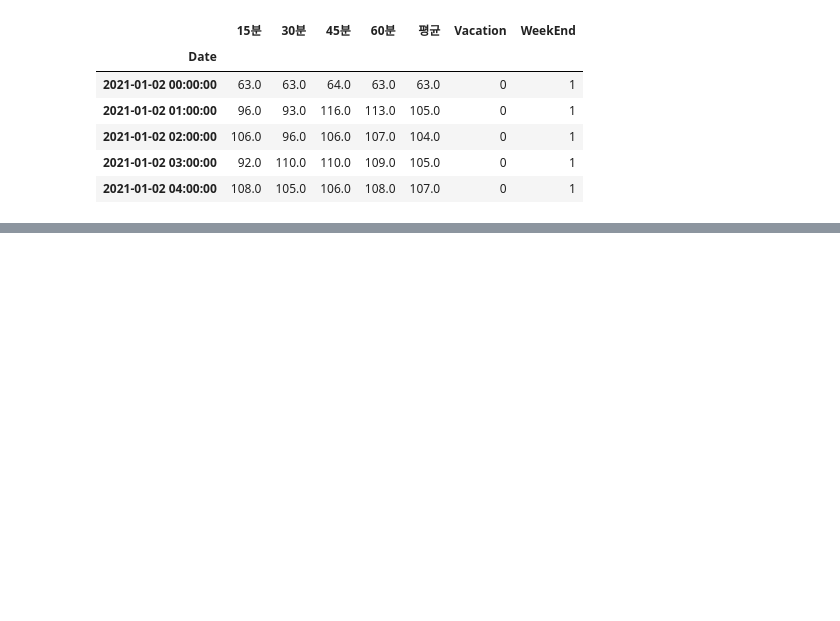
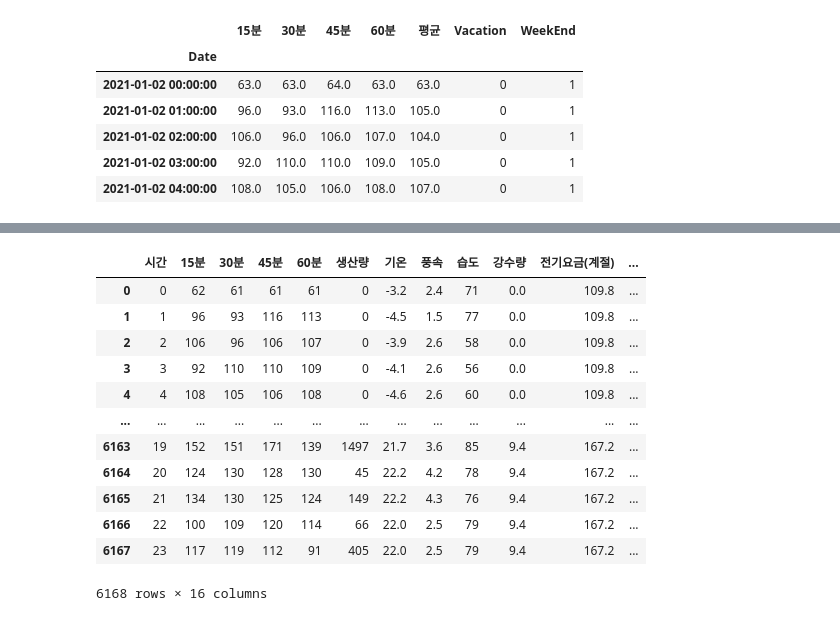
Before and after one commit to bigdataleeky/python, a Jupyter notebook: 20220513/20220513_자원최적화AI.ipynb, the cells around one changed output, grey strips where cells are left out. Cells and saved outputs as stored; diff of their text form; code cells hidden in the pictures; blank space fills up the shorter version.

```diff
--- a/20220513/20220513_자원최적화AI.ipynb
+++ b/20220513/20220513_자원최적화AI.ipynb
@@ -764,0 +836,18 @@ compare_result
+# %%
+#랜덤포레스트모델은 평균과 날짜 데이터는 필요 없음 제거..
+df_rf = df.drop(['평균','날짜'],axis=1)
+df_rf
+# %% [output]
+|  | 시간 | 15분 | 30분 | 45분 | 60분 | 생산량 | 기온 | 풍속 | 습도 | 강수량 | 전기요금(계절) | ... |
+| 0 | 0 | 62 | 61 | 61 | 61 | 0 | -3.2 | 2.4 | 71 | 0.0 | 109.8 | ... |
+| 1 | 1 | 96 | 93 | 116 | 113 | 0 | -4.5 | 1.5 | 77 | 0.0 | 109.8 | ... |
+| 2 | 2 | 106 | 96 | 106 | 107 | 0 | -3.9 | 2.6 | 58 | 0.0 | 109.8 | ... |
+| 3 | 3 | 92 | 110 | 110 | 109 | 0 | -4.1 | 2.6 | 56 | 0.0 | 109.8 | ... |
+| 4 | 4 | 108 | 105 | 106 | 108 | 0 | -4.6 | 2.6 | 60 | 0.0 | 109.8 | ... |
+| ... | ... | ... | ... | ... | ... | ... | ... | ... | ... | ... | ... | ... |
+| 6163 | 19 | 152 | 151 | 171 | 139 | 1497 | 21.7 | 3.6 | 85 | 9.4 | 167.2 | ... |
+| 6164 | 20 | 124 | 130 | 128 | 130 | 45 | 22.2 | 4.2 | 78 | 9.4 | 167.2 | ... |
+| 6165 | 21 | 134 | 130 | 125 | 124 | 149 | 22.2 | 4.3 | 76 | 9.4 | 167.2 | ... |
+| 6166 | 22 | 100 | 109 | 120 | 114 | 66 | 22.0 | 2.5 | 79 | 9.4 | 167.2 | ... |
+| 6167 | 23 | 117 | 119 | 112 | 91 | 405 | 22.0 | 2.5 | 79 | 9.4 | 167.2 | ... |
+6168 rows × 16 columns
```
Also changed, not shown: parts of 72 cells of this notebook.
